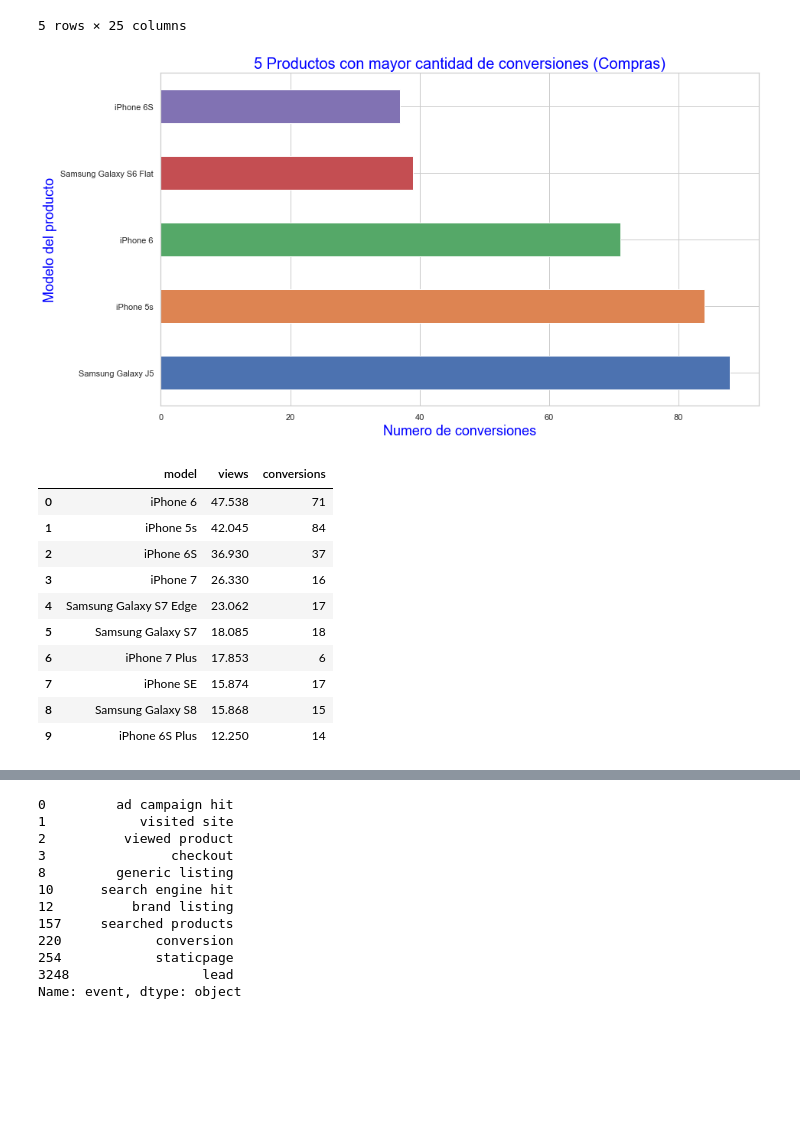
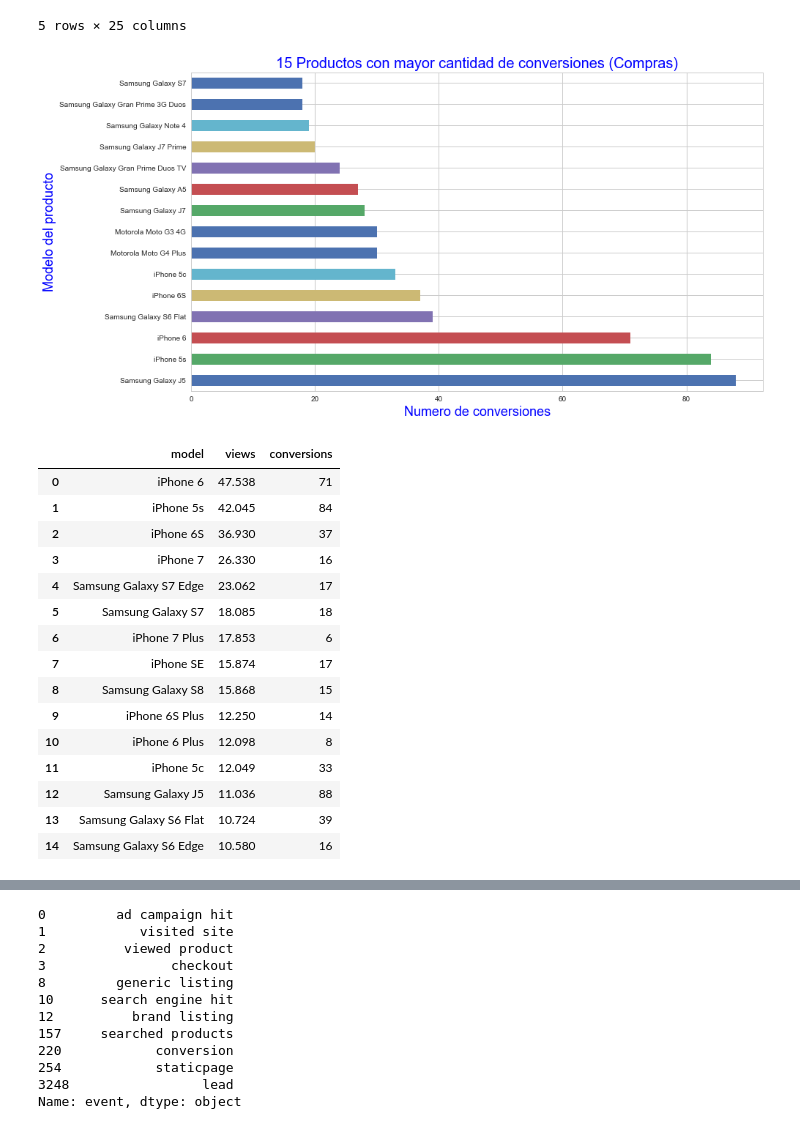
Before and after one commit to Blaz77/DatosReloaded, a Jupyter notebook: TP1/Exploracion_Trocafone.ipynb, the cells around one changed output, grey strips where cells are left out. Drawn from its saved outputs; the diff is of its cells as text; code cells hidden in the pictures; blank space fills up the shorter version.

Commit message:
Agrande el grafico de compras vs visitas a 15

```diff
--- a/TP1/Exploracion_Trocafone.ipynb
+++ b/TP1/Exploracion_Trocafone.ipynb
@@ -211,14 +211,14 @@ conversions.head()
 | 6985 | 2018-02-09 22:07:07 | conversion | 01db2fe6 | NaN | 6357.0 | Samsung Galaxy J5 | Bom | 16GB | Preto | NaN | ... | ... |
 5 rows × 25 columns
 # %%
-conv_plot = conversions['model'].value_counts().head(5).plot(figsize=(14,8), kind='barh')
-conv_plot.set_title('5 Productos con mayor cantidad de conversiones (Compras)', fontsize = 20, color = 'blue');
+conv_plot = conversions['model'].value_counts().head(15).plot(figsize=(14,8), kind='barh')
+conv_plot.set_title('15 Productos con mayor cantidad de conversiones (Compras)', fontsize = 20, color = 'blue');
 conv_plot.set_xlabel('Numero de conversiones', color = 'blue', fontsize = 18);
 conv_plot.set_ylabel('Modelo del producto', color = 'blue', fontsize = 18);
 # %% [output]
-[figure, old version]
+[figure, new version]
 # %%
-visitas_conversions = trocafoneData[(trocafoneData['event'] == 'viewed product') & (trocafoneData['sku']!= 'NaN')]['model'].value_counts().head(10)
+visitas_conversions = trocafoneData[(trocafoneData['event'] == 'viewed product') & (trocafoneData['sku']!= 'NaN')]['model'].value_counts().head(15)
 conversions_comp = trocafoneData[(trocafoneData['event'] == 'conversion') & (trocafoneData['model'].isin(visitas_conversions.index))]
 values_conv = conversions_comp['model'].value_counts().rename_axis('model').reset_index(name='conversions')
 visitas_conversions = visitas_conversions.rename_axis('model').reset_index(name='views')
@@ -237,5 +237,10 @@ visitas_conversions
 | 7 | iPhone SE | 15.874 | 17 |
 | 8 | Samsung Galaxy S8 | 15.868 | 15 |
 | 9 | iPhone 6S Plus | 12.250 | 14 |
+| 10 | iPhone 6 Plus | 12.098 | 8 |
+| 11 | iPhone 5c | 12.049 | 33 |
+| 12 | Samsung Galaxy J5 | 11.036 | 88 |
+| 13 | Samsung Galaxy S6 Flat | 10.724 | 39 |
+| 14 | Samsung Galaxy S6 Edge | 10.580 | 16 |
 # %%
 visita_compra_plot=visitas_conversions.plot(kind='barh',x='model',fontsize=14,figsize=(12,8),rot=0)
```
Also changed, not shown: parts of 20 cells of this notebook.
